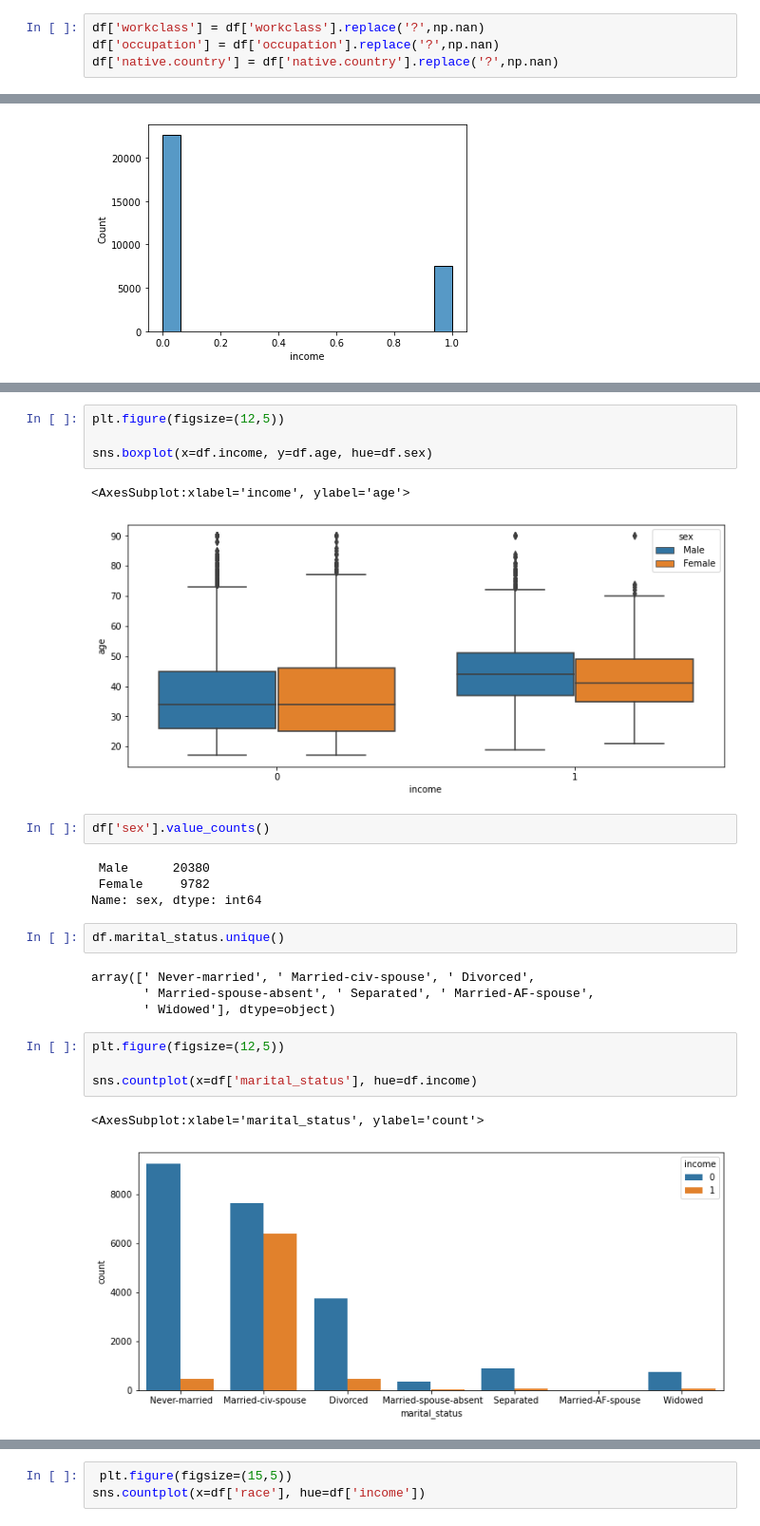
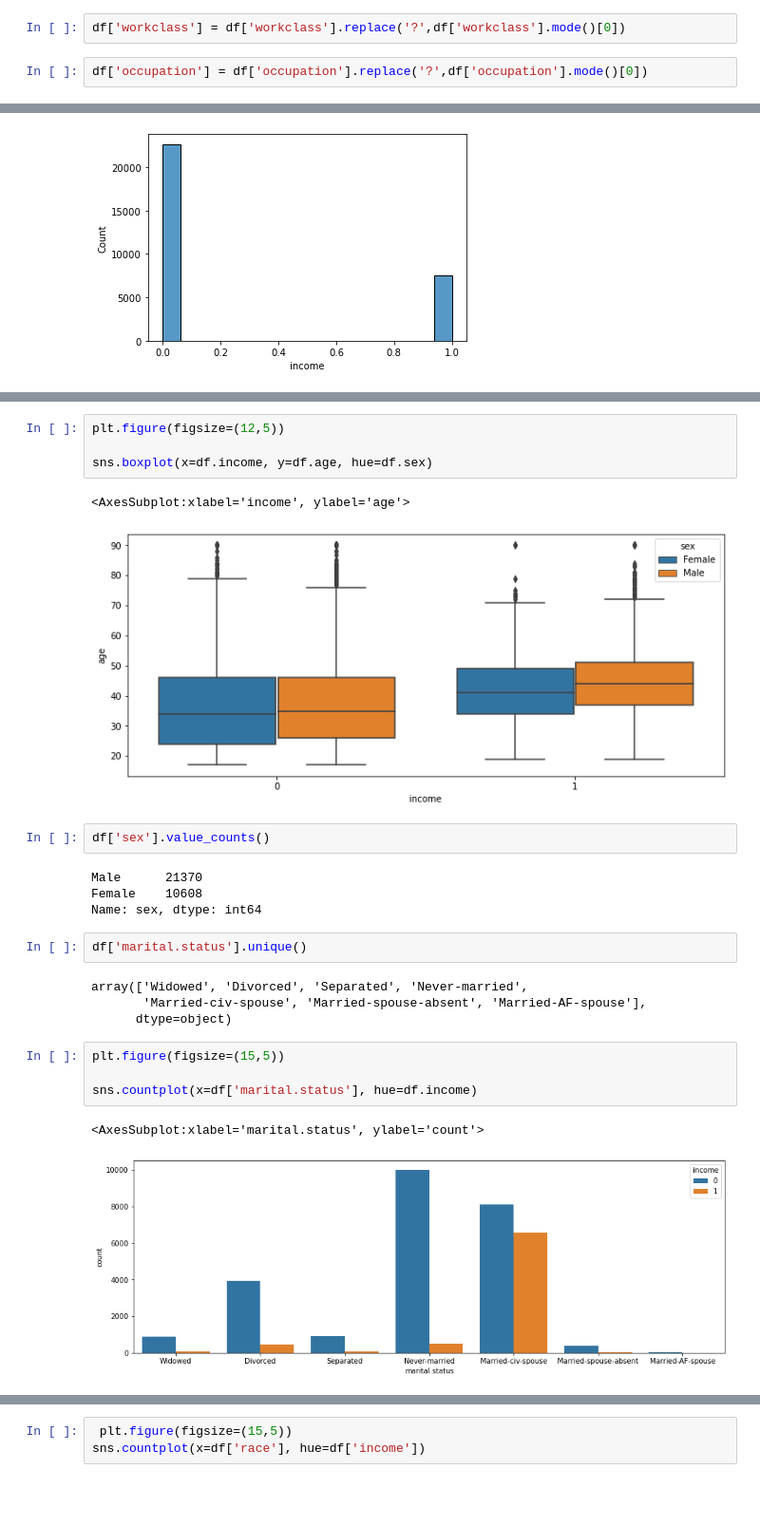
Before and after one commit to MalikAlansari/DataScience, a Jupyter notebook: MyProject.ipynb, the cells around one changed output, grey strips where cells are left out. Shown at 95% size. Cells and saved outputs as stored; diff of their text form; blank space fills up the shorter version.

```diff
--- a/MyProject.ipynb
+++ b/MyProject.ipynb
@@ -187,6 +187,6 @@ dtype: int64
 # %% [markdown]
 <font color='red'>workclass has <font color='blue'>  1836 </font> '?' , occupation  <font color='blue'>  1843 </font>  '?'    native.country   <font color='blue'>  583 </font>  '?' </font>
 # %%
-df['workclass'] = df['workclass'].replace('?',np.nan)
-df['occupation'] = df['occupation'].replace('?',np.nan)
-df['native.country'] = df['native.country'].replace('?',np.nan)
+df['workclass'] = df['workclass'].replace('?',df['workclass'].mode()[0])
+# %%
+df['occupation'] = df['occupation'].replace('?',df['occupation'].mode()[0])
@@ -336,26 +338,26 @@ plt.figure(figsize=(12,5))
 sns.boxplot(x=df.income, y=df.age, hue=df.sex)
 # %% [output]
 <AxesSubplot:xlabel='income', ylabel='age'>
-[figure, old version]
+[figure, new version]
 # %%
 df['sex'].value_counts()
 # %% [output]
- Male      20380
- Female     9782
+Male      21370
+Female    10608
 Name: sex, dtype: int64
 # %%
-df.marital_status.unique()
+df['marital.status'].unique()
 # %% [output]
-array([' Never-married', ' Married-civ-spouse', ' Divorced',
-       ' Married-spouse-absent', ' Separated', ' Married-AF-spouse',
-       ' Widowed'], dtype=object)
+array(['Widowed', 'Divorced', 'Separated', 'Never-married',
+       'Married-civ-spouse', 'Married-spouse-absent', 'Married-AF-spouse'],
+      dtype=object)
 # %%
-plt.figure(figsize=(12,5))
+plt.figure(figsize=(15,5))
 
-sns.countplot(x=df['marital_status'], hue=df.income)
+sns.countplot(x=df['marital.status'], hue=df.income)
 # %% [output]
-<AxesSubplot:xlabel='marital_status', ylabel='count'>
+<AxesSubplot:xlabel='marital.status', ylabel='count'>
-[figure, old version]
+[figure, new version]
 # %%
 plt.figure(figsize=(25,10))
 
```
Also changed, not shown: parts of 49 cells of this notebook.
